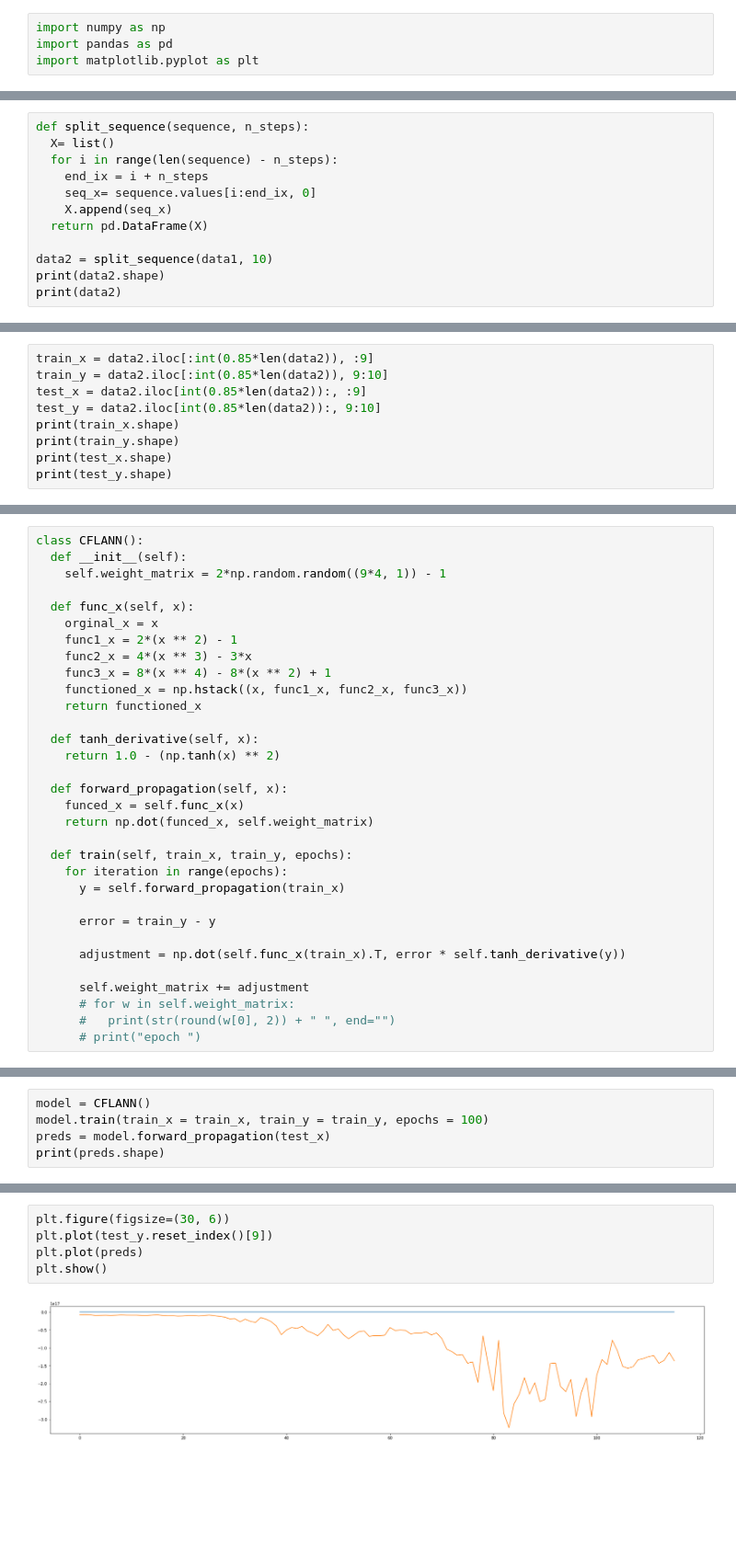
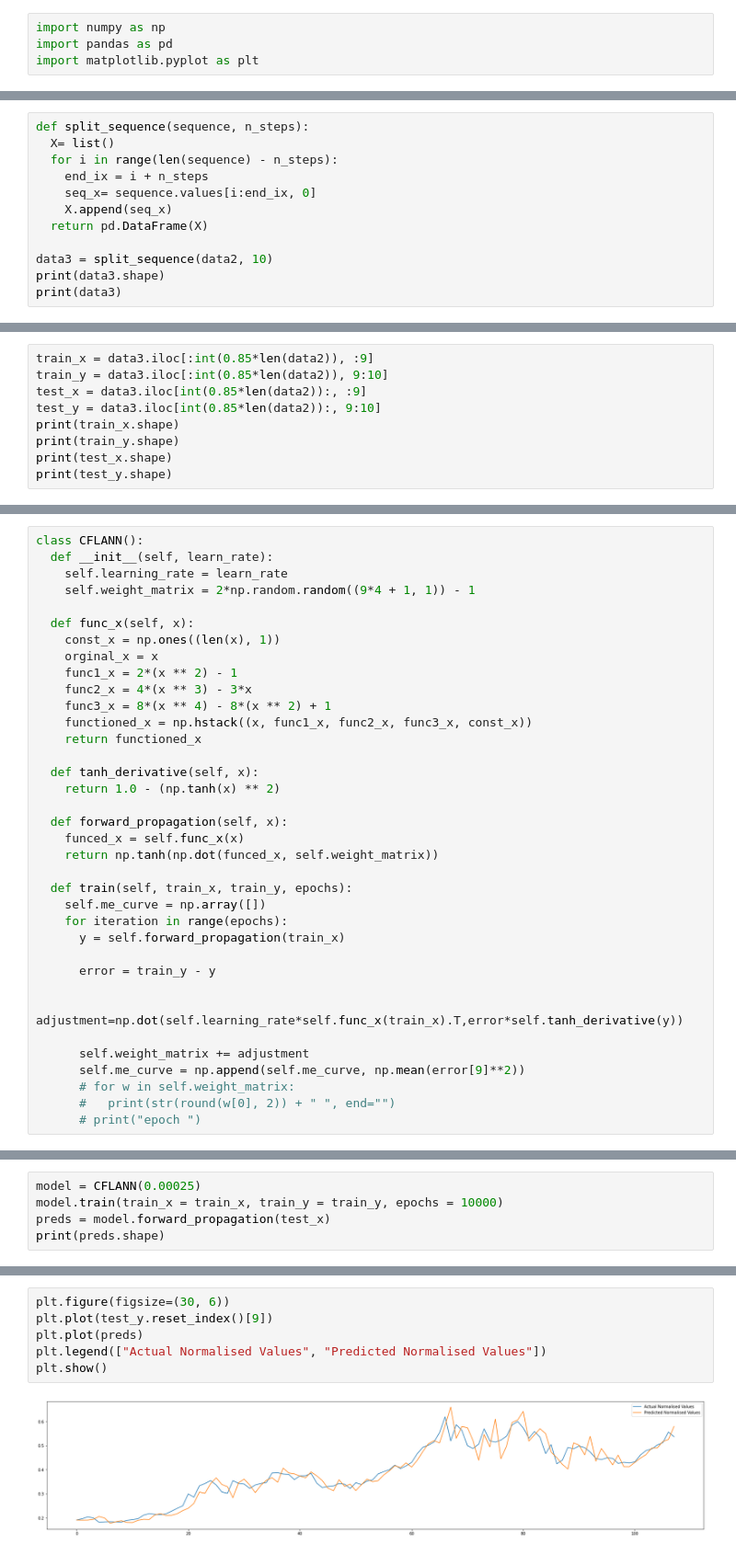
Before and after one commit to abhinav-exp/Forecasting-CryptoCurrency-Prices, a Jupyter notebook: CFLANN.ipynb, the cells around one changed output, grey strips where cells are left out. Shown at 92% size. Cells and saved outputs as stored; diff of their text form; blank space fills up the shorter version.

```diff
--- a/CFLANN.ipynb
+++ b/CFLANN.ipynb
@@ -17,8 +57,8 @@ def split_sequence(sequence, n_steps):
     X.append(seq_x)
   return pd.DataFrame(X)
 
-data2 = split_sequence(data1, 10)
-print(data2.shape)
-print(data2)
+data3 = split_sequence(data2, 10)
+print(data3.shape)
+print(data3)
 # %% [output]
 (771, 10)
@@ -39,10 +79,10 @@ print(data2)
 
 [771 rows x 10 columns]
 # %%
-train_x = data2.iloc[:int(0.85*len(data2)), :9]
-train_y = data2.iloc[:int(0.85*len(data2)), 9:10]
-test_x = data2.iloc[int(0.85*len(data2)):, :9]
-test_y = data2.iloc[int(0.85*len(data2)):, 9:10]
+train_x = data3.iloc[:int(0.85*len(data2)), :9]
+train_y = data3.iloc[:int(0.85*len(data2)), 9:10]
+test_x = data3.iloc[int(0.85*len(data2)):, :9]
+test_y = data3.iloc[int(0.85*len(data2)):, 9:10]
 print(train_x.shape)
 print(train_y.shape)
 print(test_x.shape)
@@ -55,14 +95,16 @@ print(test_y.shape)
 # %%
 class CFLANN():
-  def __init__(self):
-    self.weight_matrix = 2*np.random.random((9*4, 1)) - 1
+  def __init__(self, learn_rate):
+    self.learning_rate = learn_rate
+    self.weight_matrix = 2*np.random.random((9*4 + 1, 1)) - 1
 
   def func_x(self, x):
+    const_x = np.ones((len(x), 1))
     orginal_x = x
     func1_x = 2*(x ** 2) - 1
     func2_x = 4*(x ** 3) - 3*x
     func3_x = 8*(x ** 4) - 8*(x ** 2) + 1
-    functioned_x = np.hstack((x, func1_x, func2_x, func3_x))
+    functioned_x = np.hstack((x, func1_x, func2_x, func3_x, const_x))
     return functioned_x
 
   def tanh_derivative(self, x):
@@ -70,17 +112,19 @@ class CFLANN():
 
   def forward_propagation(self, x):
     funced_x = self.func_x(x)
-    return np.dot(funced_x, self.weight_matrix)
+    return np.tanh(np.dot(funced_x, self.weight_matrix))
 
   def train(self, train_x, train_y, epochs):
+    self.me_curve = np.array([])
     for iteration in range(epochs):
       y = self.forward_propagation(train_x)
 
       error = train_y - y
 
-      adjustment = np.dot(self.func_x(train_x).T, error * self.tanh_derivative(y))
+      adjustment=np.dot(self.learning_rate*self.func_x(train_x).T,error*self.tanh_derivative(y))
 
       self.weight_matrix += adjustment
+      self.me_curve = np.append(self.me_curve, np.mean(error[9]**2))
       # for w in self.weight_matrix:
       #   print(str(round(w[0], 2)) + " ", end="")
       # print("epoch ")
@@ -87,6 +180,6 @@ class CFLANN():
 # %%
-model = CFLANN()
-model.train(train_x = train_x, train_y = train_y, epochs = 100)
+model = CFLANN(0.00025)
+model.train(train_x = train_x, train_y = train_y, epochs = 10000)
 preds = model.forward_propagation(test_x)
 print(preds.shape)
 # %% [output]
@@ -114,7 +215,8 @@ array([-7.62797648e+15, -7.28728132e+15, -7.79347545e+15, -9.85341615e+15,
 # %%
 plt.figure(figsize=(30, 6))
 plt.plot(test_y.reset_index()[9])
 plt.plot(preds)
+plt.legend(["Actual Normalised Values", "Predicted Normalised Values"])
 plt.show()
 # %% [output]
-[figure, old version]
+[figure, new version]
```
Also changed, not shown: parts of 12 cells of this notebook.
